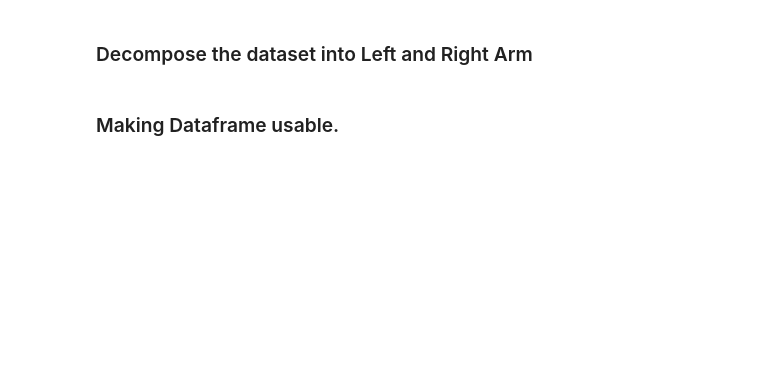
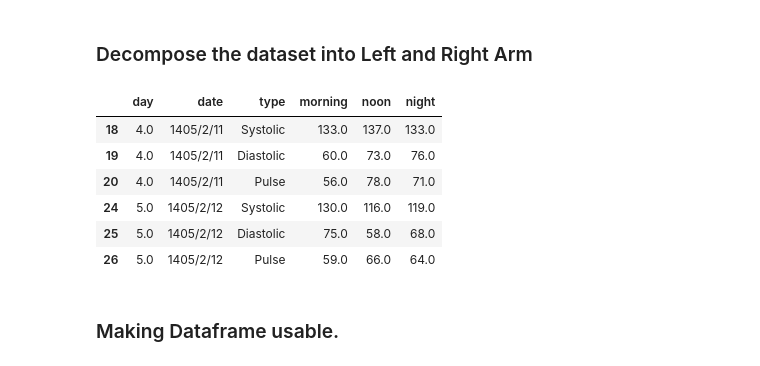
Before and after one commit to pouniq/BloodPressure_Analytics, a Jupyter notebook: Notebooks/EDA.ipynb, the cells around one changed output. Drawn from its saved outputs; the diff is of its cells as text; code cells hidden in the pictures; blank space fills up the shorter version.

```diff
--- a/Notebooks/EDA.ipynb
+++ b/Notebooks/EDA.ipynb
@@ -52,6 +57,16 @@ df_half_L = df_half_L.drop('hand' , axis=1)
 df_half_L_s = df_half_L[df_half_L['type'] == 'Systolic']
 df_half_L_d =  df_half_L[df_half_L['type'] == 'Diastolic']
 df_half_L_p =  df_half_L[df_half_L['type'] == 'Pulse']
+# %%
+df_half_R
+# %% [output]
+|  | day | date | type | morning | noon | night |
+| 18 | 4.0 | 1405/2/11 | Systolic | 133.0 | 137.0 | 133.0 |
+| 19 | 4.0 | 1405/2/11 | Diastolic | 60.0 | 73.0 | 76.0 |
+| 20 | 4.0 | 1405/2/11 | Pulse | 56.0 | 78.0 | 71.0 |
+| 24 | 5.0 | 1405/2/12 | Systolic | 130.0 | 116.0 | 119.0 |
+| 25 | 5.0 | 1405/2/12 | Diastolic | 75.0 | 58.0 | 68.0 |
+| 26 | 5.0 | 1405/2/12 | Pulse | 59.0 | 66.0 | 64.0 |
 # %% [markdown]
 ### Making Dataframe usable.
 # %%
```
Also changed, not shown: parts of 7 cells of this notebook, 4 other files.
